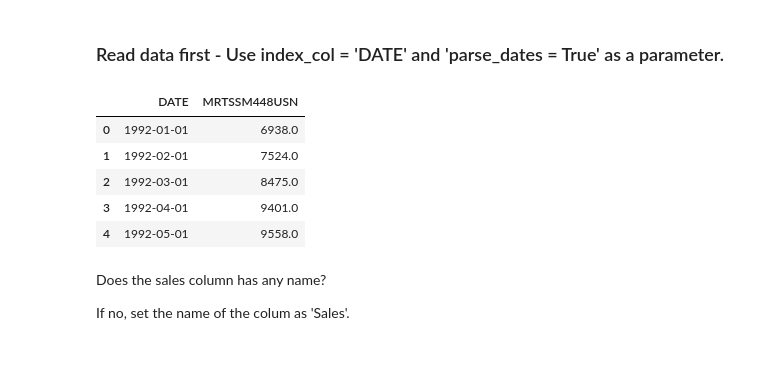
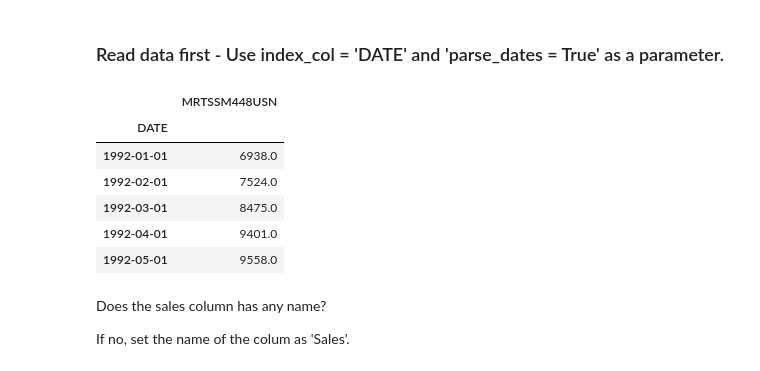
Before and after one commit to syeddhasnainn/aru-dl, a Jupyter notebook: Week_6_Recurent_Neural_Network_2.ipynb, the cells around one changed output. Drawn from its saved outputs; the diff is of its cells as text; code cells hidden in the pictures.

```diff
--- a/Week_6_Recurent_Neural_Network_2.ipynb
+++ b/Week_6_Recurent_Neural_Network_2.ipynb
@@ -35,17 +35,18 @@ https://fred.stlouisfed.org/series/RSCCASN
 ### Read data first -  Use index_col = 'DATE' and 'parse_dates = True' as a parameter.
 # %%
 # Your code to read data
-df = pd.read_csv('MRTSSM448USN.csv')
+df = pd.read_csv('MRTSSM448USN.csv', index_col='DATE', parse_dates=True)
 # Print first few rows of data
 
 df.head(5)
 # %% [output]
-|  | DATE | MRTSSM448USN |
-| 0 | 1992-01-01 | 6938.0 |
-| 1 | 1992-02-01 | 7524.0 |
-| 2 | 1992-03-01 | 8475.0 |
-| 3 | 1992-04-01 | 9401.0 |
-| 4 | 1992-05-01 | 9558.0 |
+|  | MRTSSM448USN |
+| DATE |  |
+| 1992-01-01 | 6938.0 |
+| 1992-02-01 | 7524.0 |
+| 1992-03-01 | 8475.0 |
+| 1992-04-01 | 9401.0 |
+| 1992-05-01 | 9558.0 |
 # %% [markdown]
 Does the sales column has any name?
 
```
Also changed, not shown: parts of 35 cells of this notebook, 8 other files.
